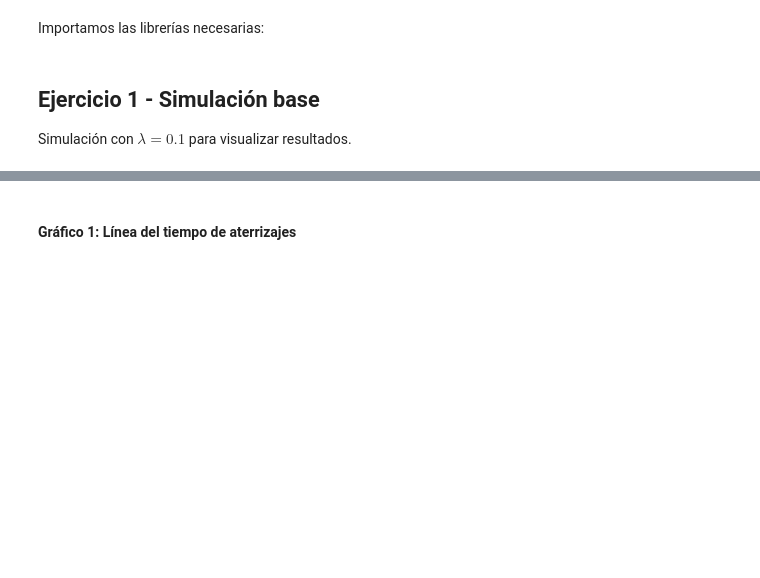
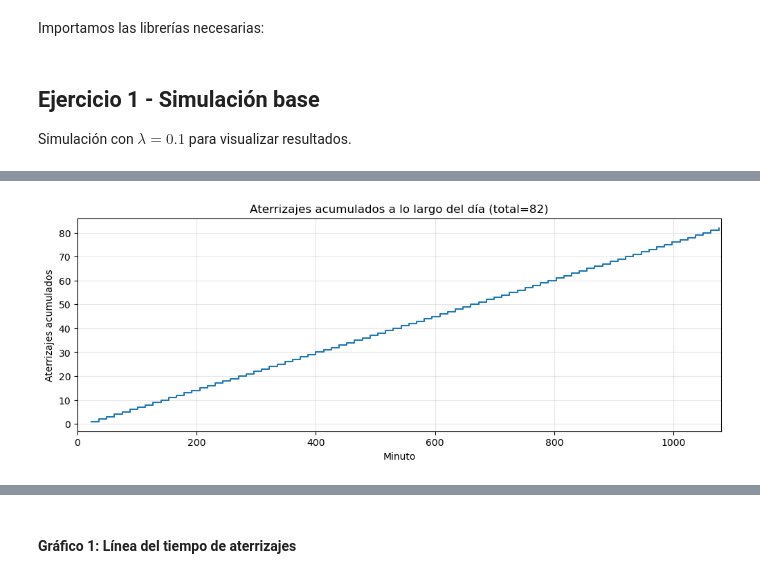
Before and after one commit to 1sabelnunez/TP1_ACN, a Jupyter notebook: tp1_acn_exp.ipynb, the cells around one changed output, grey strips where cells are left out. Drawn from its saved outputs; the diff is of its cells as text; code cells hidden in the pictures; blank space fills up the shorter version.

```diff
--- a/tp1_acn_exp.ipynb
+++ b/tp1_acn_exp.ipynb
@@ -37,0 +86,17 @@ Tiempo total en congestión: 235 min
+# %%
+
+t = np.sort(np.array(getattr(out, "timeline_landings", []), dtype=float))
+if t.size == 0:
+    print("No hay aterrizajes en este escenario.")
+else:
+    cum = np.arange(1, t.size + 1)
+    plt.figure(figsize=(12,4))
+    plt.step(t, cum, where="post")
+    plt.title(f"Aterrizajes acumulados a lo largo del día (total={t.size})")
+    plt.xlabel("Minuto")
+    plt.ylabel("Aterrizajes acumulados")
+    plt.xlim(0, getattr(motor, "OPERATION_MINUTES", t.max()))
+    plt.grid(True, alpha=0.3)
+    plt.show()
+# %% [output]
+[figure, added]
```
Also changed, not shown: parts of 10 cells of this notebook, 1 other file.
